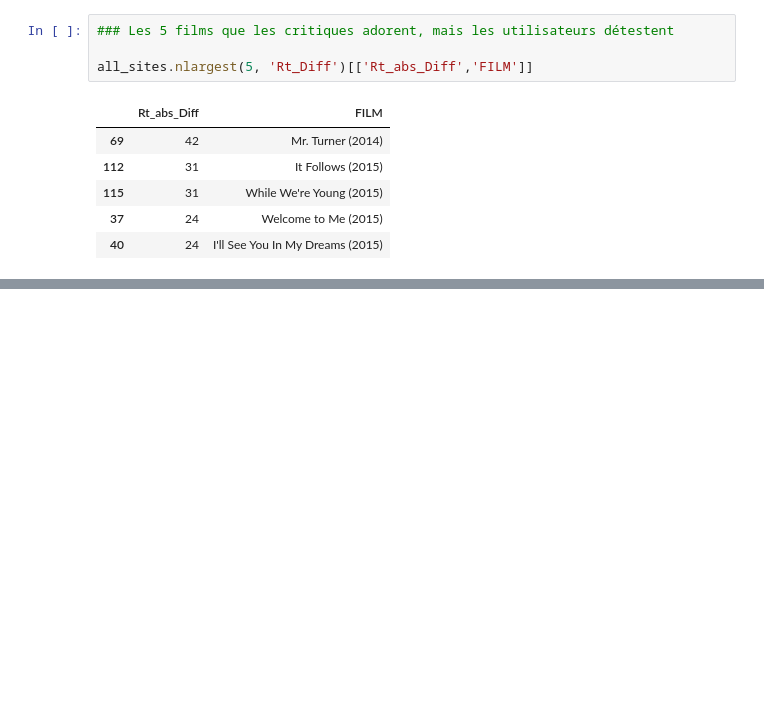
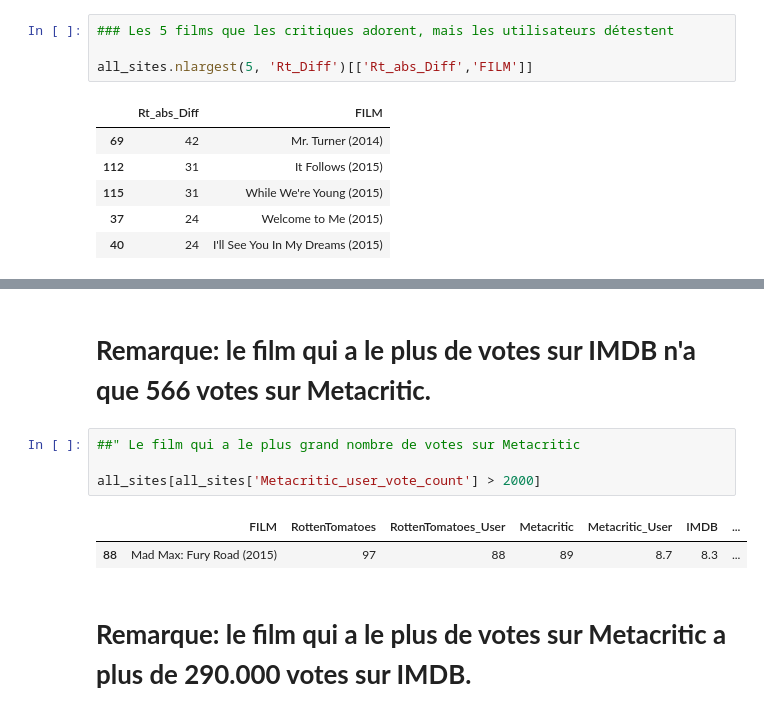
Before and after one commit to Mayandza/Projet, a Jupyter notebook: Projet_Fandango.ipynb, the cells around one changed output, grey strips where cells are left out. Cells and saved outputs as stored; diff of their text form; blank space fills up the shorter version.

```diff
--- a/Projet_Fandango.ipynb
+++ b/Projet_Fandango.ipynb
@@ -339,0 +365,11 @@ all_sites.nlargest(5, 'Rt_Diff')[['Rt_abs_Diff','FILM']]
+# %% [markdown]
+# **Remarque: le film qui a le plus de votes sur IMDB n'a que 566 votes sur Metacritic.**
+# %%
+##" Le film qui a le plus grand nombre de votes sur Metacritic
+
+all_sites[all_sites['Metacritic_user_vote_count'] > 2000]
+# %% [output]
+|  | FILM | RottenTomatoes | RottenTomatoes_User | Metacritic | Metacritic_User | IMDB | ... |
+| 88 | Mad Max: Fury Road (2015) | 97 | 88 | 89 | 8.7 | 8.3 | ... |
+# %% [markdown]
+# **Remarque: le film qui a le plus de votes sur Metacritic a plus de  290.000 votes sur IMDB.**
```
Also changed, not shown: parts of 5 cells of this notebook.
